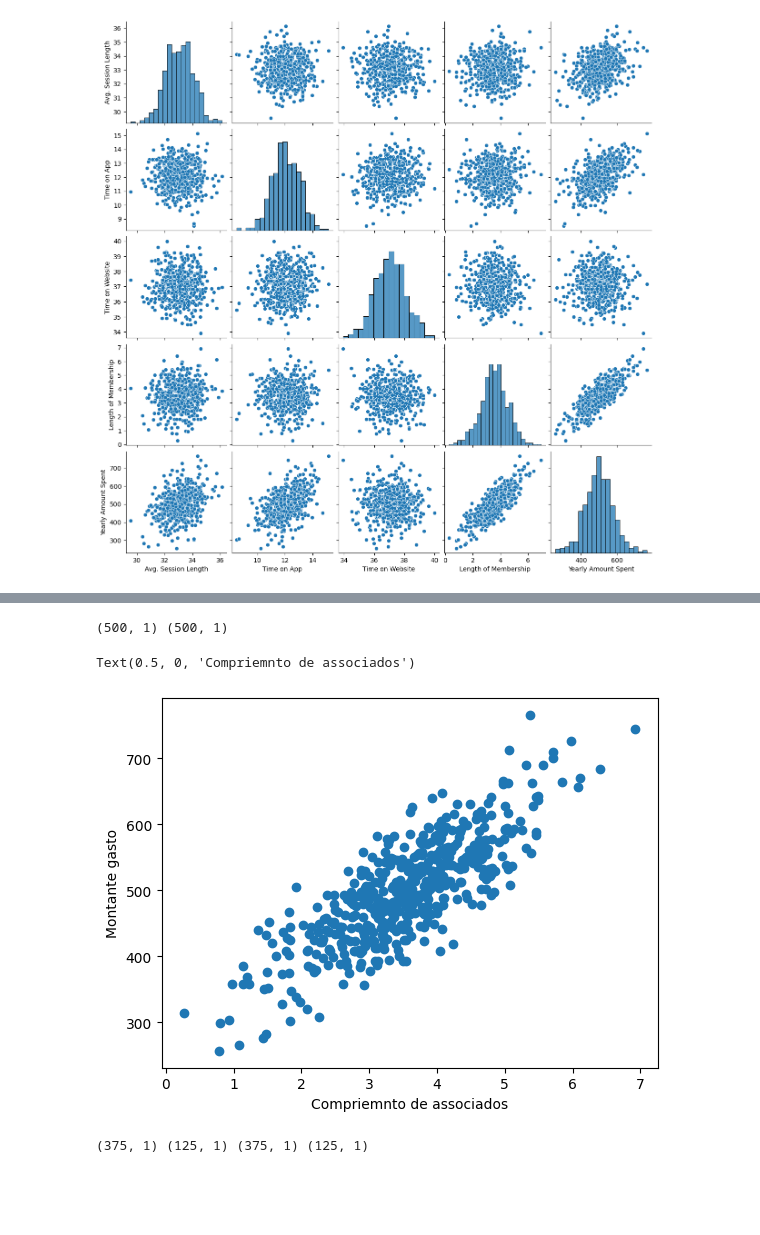
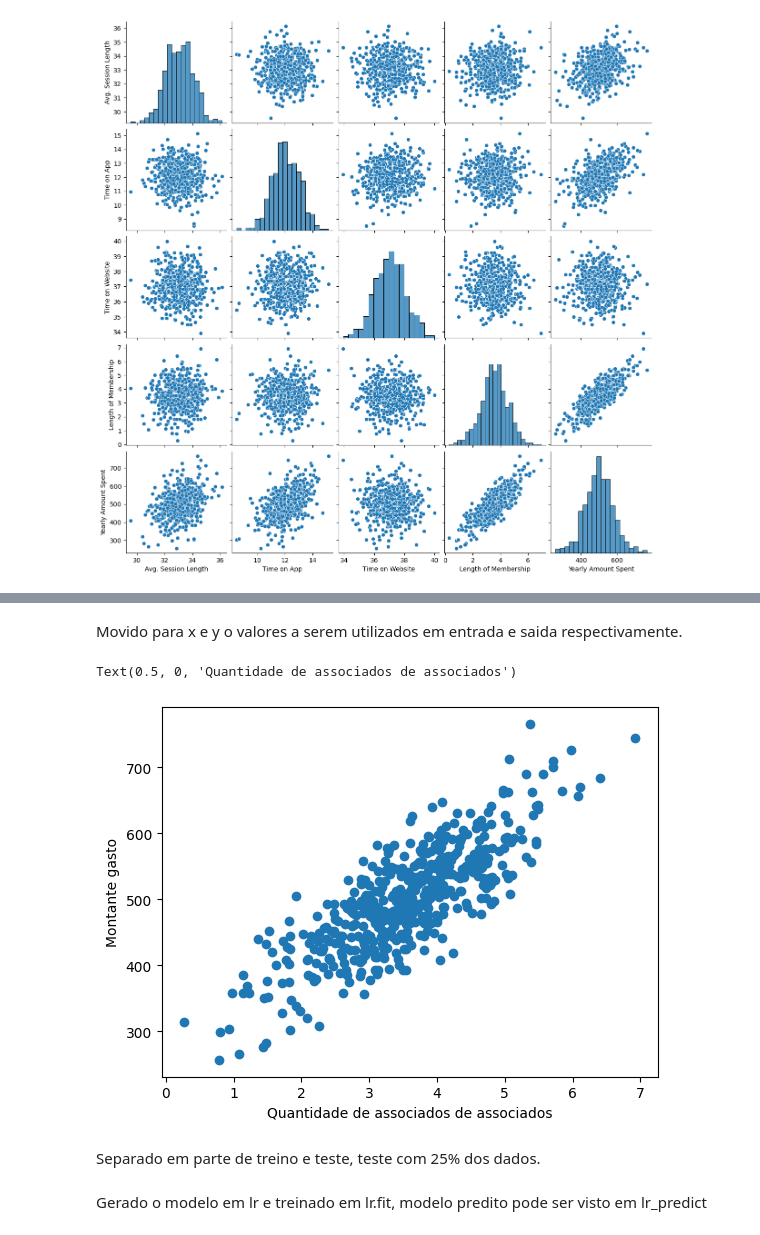
Before and after one commit to Gehlen05/Aprendizado-Maquina, a Jupyter notebook: Regressão_linear_univariada_Ecommerce.ipynb, the cells around one changed output, grey strips where cells are left out. Cells and saved outputs as stored; diff of their text form; code cells hidden in the pictures; blank space fills up the shorter version.

```diff
--- a/Regressão_linear_univariada_Ecommerce.ipynb
+++ b/Regressão_linear_univariada_Ecommerce.ipynb
@@ -57,21 +63,21 @@ plt.show;
+# %% [markdown]
+Movido para x e y o valores a serem utilizados em entrada e saida respectivamente.
 # %%
 x = df_copy['Length of Membership'].values.reshape(-1,1)
 y = df['Yearly Amount Spent'].values.reshape(-1,1)
-print(x.shape, y.shape)
-# %% [output]
-(500, 1) (500, 1)
 # %%
 plt.scatter(x,y)
 plt.ylabel("Montante gasto")
-plt.xlabel("Compriemnto de associados")
+plt.xlabel("Quantidade de associados de associados")
 # %% [output]
-Text(0.5, 0, 'Compriemnto de associados')
+Text(0.5, 0, 'Quantidade de associados de associados')
-[figure, old version]
+[figure, new version]
+# %% [markdown]
+Separado em parte de treino e teste, teste com 25% dos dados.
 # %%
 x_train, x_test, y_train, y_test= train_test_split(x, y, test_size= 0.25 , random_state=42)
-print(x_train.shape, x_test.shape, y_train.shape, y_test.shape)
-# %% [output]
-(375, 1) (125, 1) (375, 1) (125, 1)
+# %% [markdown]
+Gerado o modelo em lr e treinado em lr.fit, modelo predito pode ser visto em lr_predict
 # %%
 lr = LinearRegression()
 lr_fit = lr.fit(x_train, y_train)
```
Also changed, not shown: parts of 14 cells of this notebook, 4 other files.
